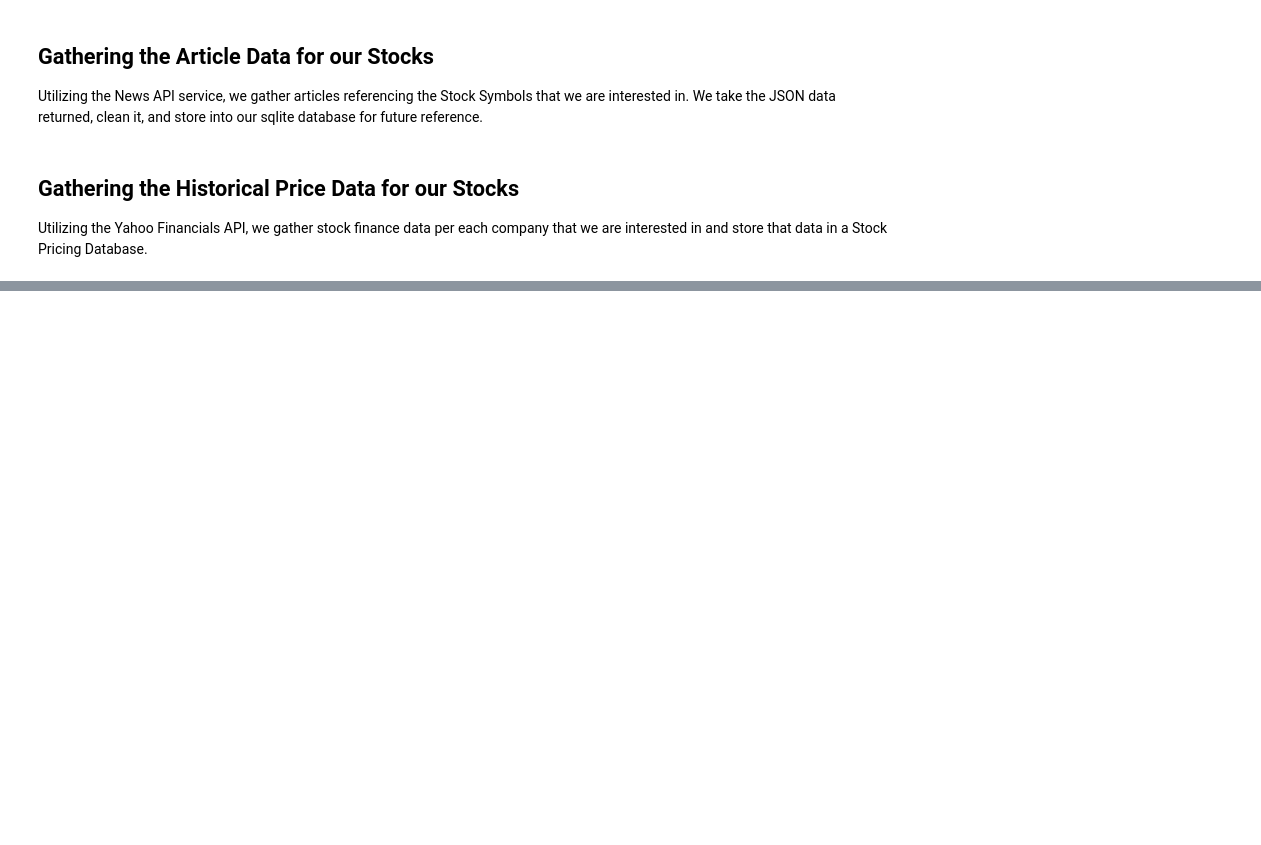
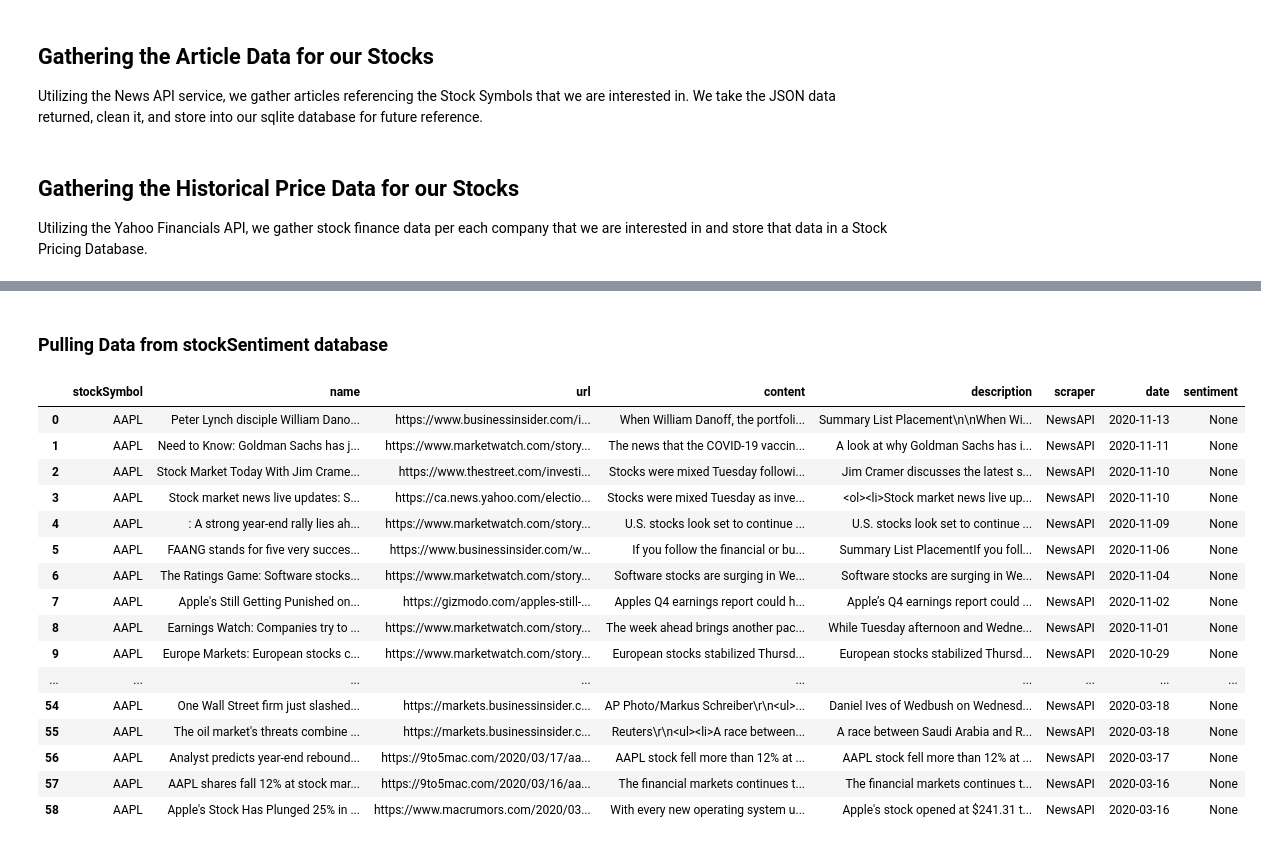
Before and after one commit to NickMarozick/stockSentimentAnalysis, a Jupyter notebook: src/stockSentimentAnalysis.ipynb, the cells around one changed output, grey strips where cells are left out. Cells and saved outputs as stored; diff of their text form; code cells hidden in the pictures; blank space fills up the shorter version.

Commit message:
edited jupyter notebook and added pandas to project

```diff
--- a/src/stockSentimentAnalysis.ipynb
+++ b/src/stockSentimentAnalysis.ipynb
@@ -95,0 +78,39 @@ Invalid StockSymbol, no data  'quit'
+# %% [markdown]
+### Pulling Data from stockSentiment database
+# %%
+import sys
+import pandas as pd
+from utils import file_utils
+from utils import sqlite_utils
+
+
+conn= sqlite_utils._createConnection(r"/var/stockSA/stockSentiment.db")
+
+if conn is None:
+    print("Failed to open database connection")
+    sys.exit(1)
+
+#print(sqlite_utils._findStockArticlesForSymbol(conn, "AAPL")[0])
+
+#print(sqlite_utils._findAllStockArticlesBetweenDates(conn, "2020-03-09", "2020-11-14", "AAPL"))
+
+dataFrame = pd.read_sql_query('SELECT * FROM stockArticles WHERE date >= "2020-03-16" AND date <= "2020-11-14" AND stockSymbol="AAPL" ORDER BY date DESC', conn)
+dataFrame
+# %% [output]
+|  | stockSymbol | name | url | content | description | scraper | date | sentiment |
+| 0 | AAPL | Peter Lynch disciple William Dano... | https://www.businessinsider.com/i... | When William Danoff, the portfoli... | Summary List Placement\n\nWhen Wi... | NewsAPI | 2020-11-13 | None |
+| 1 | AAPL | Need to Know: Goldman Sachs has j... | https://www.marketwatch.com/story... | The news that the COVID-19 vaccin... | A look at why Goldman Sachs has i... | NewsAPI | 2020-11-11 | None |
+| 2 | AAPL | Stock Market Today With Jim Crame... | https://www.thestreet.com/investi... | Stocks were mixed Tuesday followi... | Jim Cramer discusses the latest s... | NewsAPI | 2020-11-10 | None |
+| 3 | AAPL | Stock market news live updates: S... | https://ca.news.yahoo.com/electio... | Stocks were mixed Tuesday as inve... | <ol><li>Stock market news live up... | NewsAPI | 2020-11-10 | None |
+| 4 | AAPL | : A strong year-end rally lies ah... | https://www.marketwatch.com/story... | U.S. stocks look set to continue ... | U.S. stocks look set to continue ... | NewsAPI | 2020-11-09 | None |
+| 5 | AAPL | FAANG stands for five very succes... | https://www.businessinsider.com/w... | If you follow the financial or bu... | Summary List PlacementIf you foll... | NewsAPI | 2020-11-06 | None |
+| 6 | AAPL | The Ratings Game: Software stocks... | https://www.marketwatch.com/story... | Software stocks are surging in We... | Software stocks are surging in We... | NewsAPI | 2020-11-04 | None |
+| 7 | AAPL | Apple's Still Getting Punished on... | https://gizmodo.com/apples-still-... | Apples Q4 earnings report could h... | Apple’s Q4 earnings report could ... | NewsAPI | 2020-11-02 | None |
+| 8 | AAPL | Earnings Watch: Companies try to ... | https://www.marketwatch.com/story... | The week ahead brings another pac... | While Tuesday afternoon and Wedne... | NewsAPI | 2020-11-01 | None |
+| 9 | AAPL | Europe Markets: European stocks c... | https://www.marketwatch.com/story... | European stocks stabilized Thursd... | European stocks stabilized Thursd... | NewsAPI | 2020-10-29 | None |
+| ... | ... | ... | ... | ... | ... | ... | ... | ... |
+| 54 | AAPL | One Wall Street firm just slashed... | https://markets.businessinsider.c... | AP Photo/Markus Schreiber\r\n<ul>... | Daniel Ives of Wedbush on Wednesd... | NewsAPI | 2020-03-18 | None |
+| 55 | AAPL | The oil market's threats combine ... | https://markets.businessinsider.c... | Reuters\r\n<ul><li>A race between... | A race between Saudi Arabia and R... | NewsAPI | 2020-03-18 | None |
+| 56 | AAPL | Analyst predicts year-end rebound... | https://9to5mac.com/2020/03/17/aa... | AAPL stock fell more than 12% at ... | AAPL stock fell more than 12% at ... | NewsAPI | 2020-03-17 | None |
+| 57 | AAPL | AAPL shares fall 12% at stock mar... | https://9to5mac.com/2020/03/16/aa... | The financial markets continues t... | The financial markets continues t... | NewsAPI | 2020-03-16 | None |
+| 58 | AAPL | Apple's Stock Has Plunged 25% in ... | https://www.macrumors.com/2020/03... | With every new operating system u... | Apple's stock opened at $241.31 t... | NewsAPI | 2020-03-16 | None |
```
Also changed, not shown: parts of 1 cell of this notebook, 1 other file.
